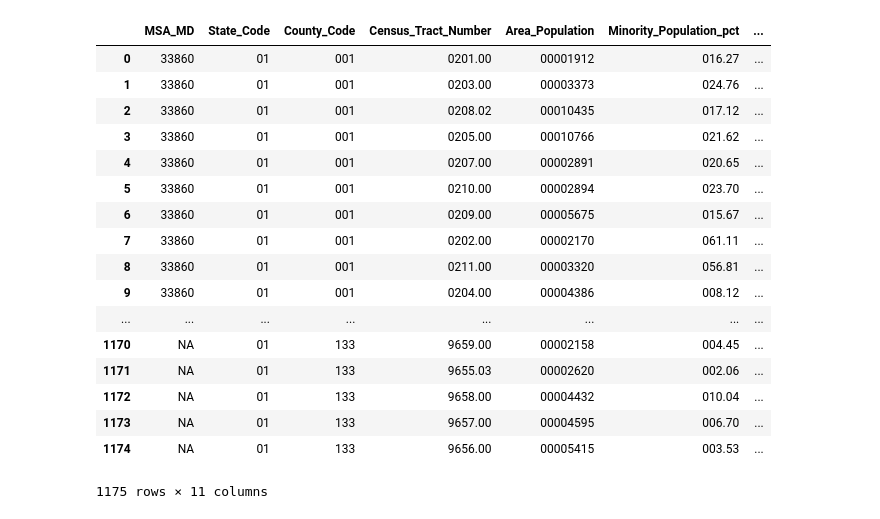
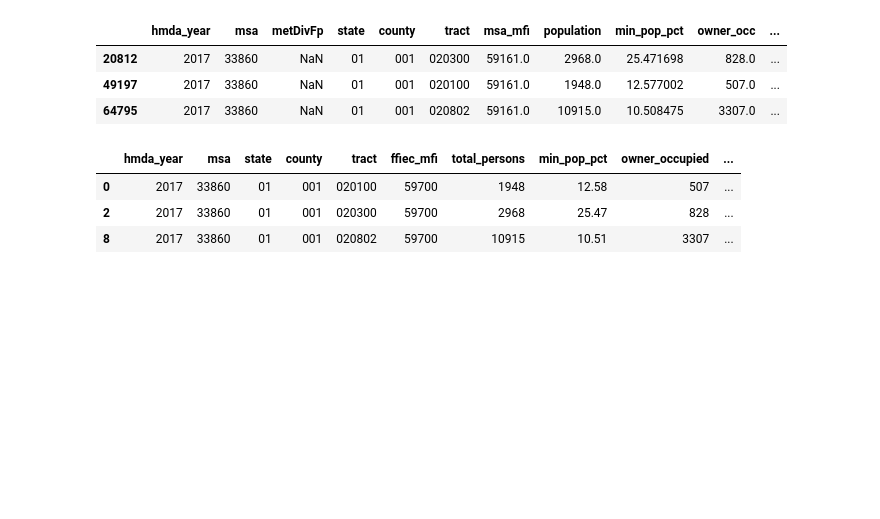
Before and after one commit to Kibrael/census_api, a Jupyter notebook: census_data_compile.ipynb, the cells around one changed output. Saved outputs shown, nothing was run; the diff lists cells and outputs as text; code cells hidden in the pictures; blank space fills up the shorter version.

```diff
--- a/census_data_compile.ipynb
+++ b/census_data_compile.ipynb
@@ -192,21 +231,7 @@ https://api.census.gov/data/2010/acs5?get=B19013_001E,B25032_002E,B25024_002E,B2
-# %%
-lar_data
-# %% [output]
-|  | MSA_MD | State_Code | County_Code | Census_Tract_Number | Area_Population | Minority_Population_pct | ... |
-| 0 | 33860 | 01 | 001 | 0201.00 | 00001912 | 016.27 | ... |
-| 1 | 33860 | 01 | 001 | 0203.00 | 00003373 | 024.76 | ... |
-| 2 | 33860 | 01 | 001 | 0208.02 | 00010435 | 017.12 | ... |
-| 3 | 33860 | 01 | 001 | 0205.00 | 00010766 | 021.62 | ... |
-| 4 | 33860 | 01 | 001 | 0207.00 | 00002891 | 020.65 | ... |
-| 5 | 33860 | 01 | 001 | 0210.00 | 00002894 | 023.70 | ... |
-| 6 | 33860 | 01 | 001 | 0209.00 | 00005675 | 015.67 | ... |
-| 7 | 33860 | 01 | 001 | 0202.00 | 00002170 | 061.11 | ... |
-| 8 | 33860 | 01 | 001 | 0211.00 | 00003320 | 056.81 | ... |
-| 9 | 33860 | 01 | 001 | 0204.00 | 00004386 | 008.12 | ... |
-| ... | ... | ... | ... | ... | ... | ... | ... |
-| 1170 | NA | 01 | 133 | 9659.00 | 00002158 | 004.45 | ... |
-| 1171 | NA | 01 | 133 | 9655.03 | 00002620 | 002.06 | ... |
-| 1172 | NA | 01 | 133 | 9658.00 | 00004432 | 010.04 | ... |
-| 1173 | NA | 01 | 133 | 9657.00 | 00004595 | 006.70 | ... |
-| 1174 | NA | 01 | 133 | 9656.00 | 00005415 | 003.53 | ... |
-1175 rows × 11 columns
+# %%
+census_data[(census_data.tract.isin(['020100','020300','020802']))&(census_data.county=='001')&(census_data.msa=='33860')]
+# %% [output]
+|  | hmda_year | msa | metDivFp | state | county | tract | msa_mfi | population | min_pop_pct | owner_occ | ... |
+| 20812 | 2017 | 33860 | NaN | 01 | 001 | 020300 | 59161.0 | 2968.0 | 25.471698 | 828.0 | ... |
+| 49197 | 2017 | 33860 | NaN | 01 | 001 | 020100 | 59161.0 | 1948.0 | 12.577002 | 507.0 | ... |
+| 64795 | 2017 | 33860 | NaN | 01 | 001 | 020802 | 59161.0 | 10915.0 | 10.508475 | 3307.0 | ... |
@@ -212,0 +241,9 @@ lar_data
+# %%
+flat_file = pd.read_csv("output/ffiec_census_fields.txt", sep="|", dtype=object)
+flat_file.head()
+flat_file[(flat_file.tract.isin(['020100','020300','020802']))&(flat_file.county=='001')&(flat_file.msa=='33860')]
+# %% [output]
+|  | hmda_year | msa | state | county | tract | ffiec_mfi | total_persons | min_pop_pct | owner_occupied | ... |
+| 0 | 2017 | 33860 | 01 | 001 | 020100 | 59700 | 1948 | 12.58 | 507 | ... |
+| 2 | 2017 | 33860 | 01 | 001 | 020300 | 59700 | 2968 | 25.47 | 828 | ... |
+| 8 | 2017 | 33860 | 01 | 001 | 020802 | 59700 | 10915 | 10.51 | 3307 | ... |
```
Also changed, not shown: parts of 15 cells of this notebook, 1 other file.
